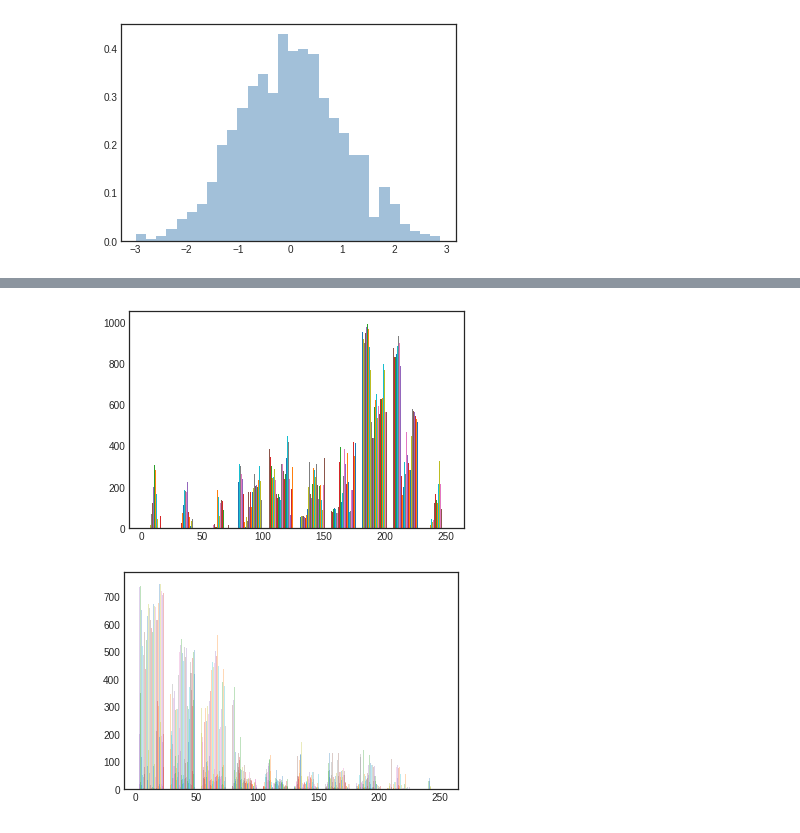
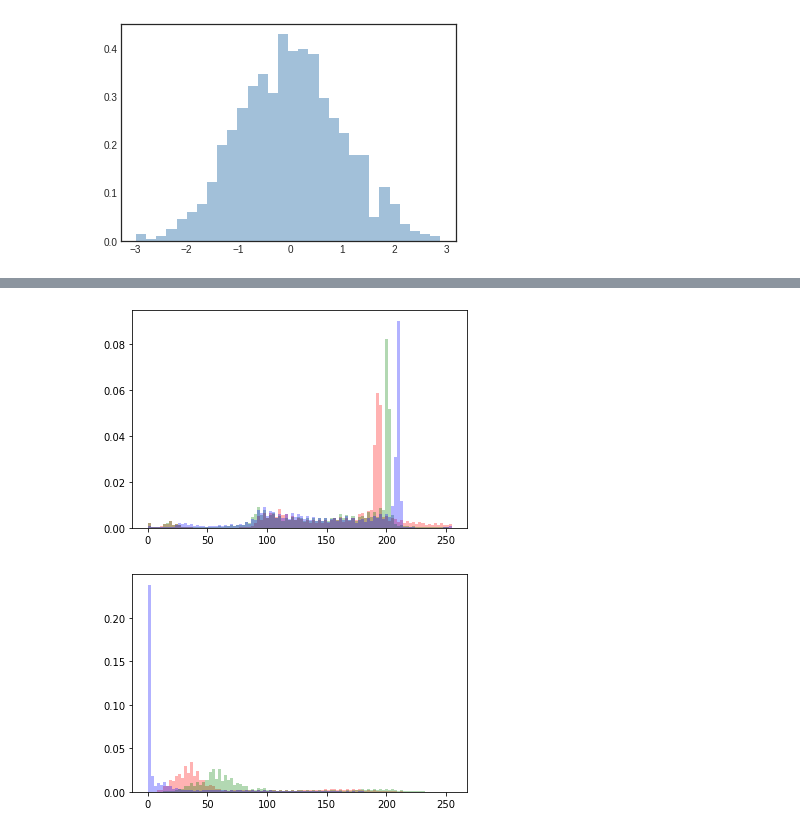
Before and after one commit to RoberHerraiz/eoi, a Jupyter notebook: 09-data-science/04-Matplotlib.ipynb, the cells around one changed output, grey strips where cells are left out. Cells and saved outputs as stored; diff of their text form; code cells hidden in the pictures.

```diff
--- a/09-data-science/04-Matplotlib.ipynb
+++ b/09-data-science/04-Matplotlib.ipynb
@@ -353,23 +353,24 @@ plt.hist(x3, **kwargs);
 # %%
 %matplotlib inline
 
 import numpy as np
 import matplotlib.pyplot as plt
 from PIL import Image
 
 img = Image.open("trump.jpg")
 red, green, blue = img.split()
 
-red = np.array(red)
-green = np.array(green)
-blue = np.array(blue)
+red = np.array(red).ravel()
+green = np.array(green).ravel()
+blue = np.array(blue).ravel()
 
+kwargs = dict(histtype='stepfilled', density=True, alpha=0.3, bins=100)
 
-plt.hist(red)
-plt.hist(green)
-plt.hist(blue);
+plt.hist(red, **kwargs, color="red")
+plt.hist(green, **kwargs, color="green")
+plt.hist(blue, **kwargs, color="blue");
 # %% [output]
-[figure, old version]
+[figure, new version]
 # %%
 %matplotlib inline
 
@@ -380,15 +381,14 @@ from PIL import Image
 img = Image.open("python.jpg")
 red, green, blue = img.split()
 
-red = np.array(red)
-green = np.array(green)
-blue = np.array(blue)
+red = np.array(red).ravel()
+green = np.array(green).ravel()
+blue = np.array(blue).ravel()
 
+kwargs = dict(histtype='stepfilled', density=True, alpha=0.3, bins=100)
 
-kwargs = dict(alpha=0.3)
-
-plt.hist(red, **kwargs)
-plt.hist(green, **kwargs)
-plt.hist(blue, **kwargs);
+plt.hist(red, **kwargs, color="red")
+plt.hist(green, **kwargs, color="green")
+plt.hist(blue, **kwargs, color="blue");
 # %% [output]
-[figure, old version]
+[figure, new version]
```
Also changed, not shown: parts of 16 cells of this notebook, 2 other files.
